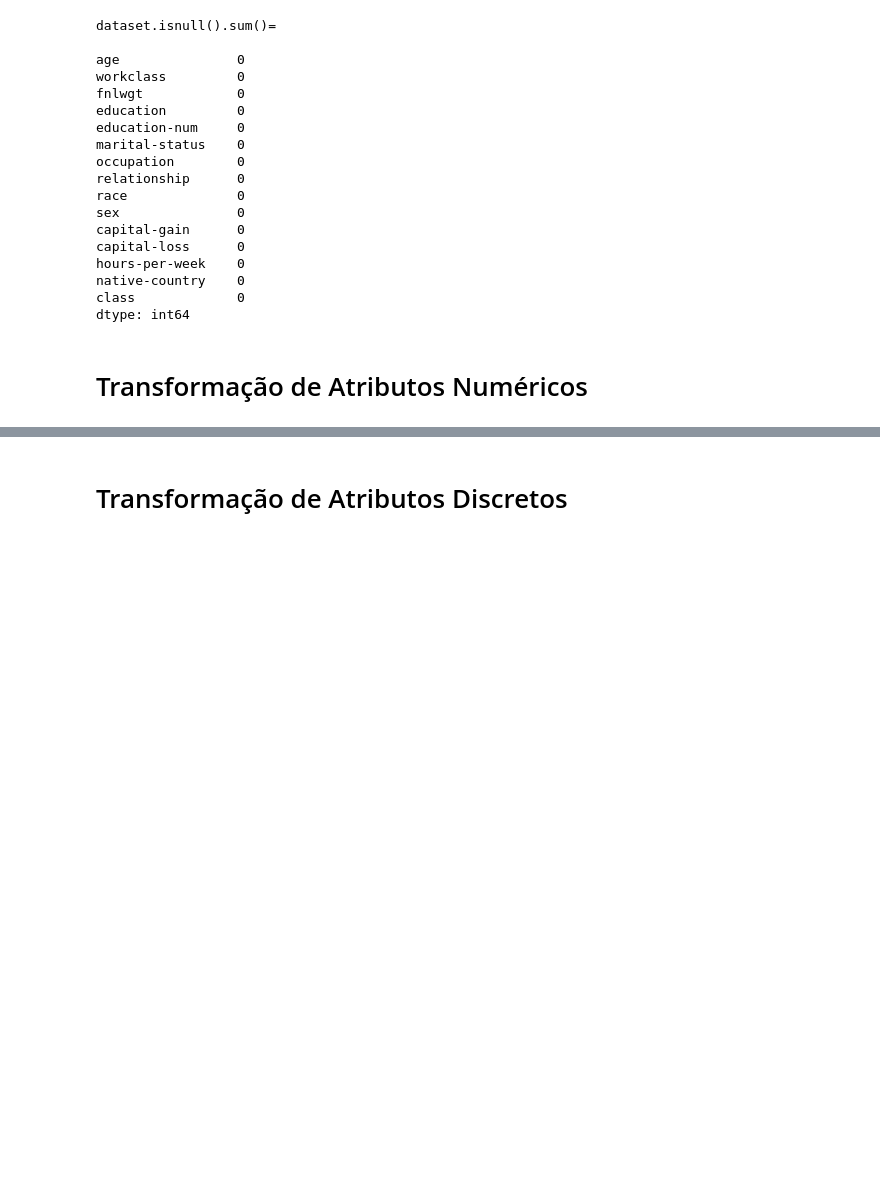
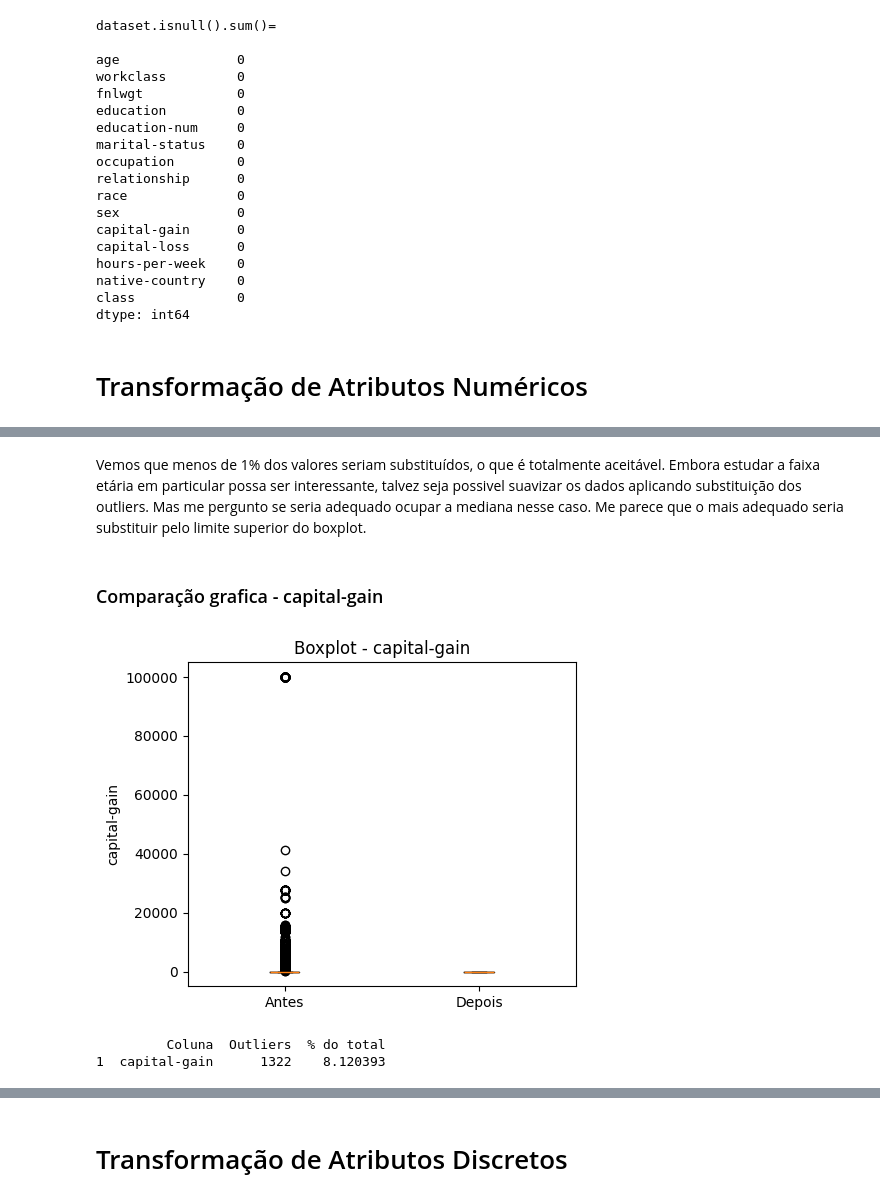
Before and after one commit to gilcesarf/imd3002-202502, a Jupyter notebook: Aula05/Exercicios_Aula05.ipynb, the cells around one changed output, grey strips where cells are left out. Saved outputs shown, nothing was run; the diff lists cells and outputs as text; code cells hidden in the pictures; blank space fills up the shorter version.

Commit message:
Finaliza limpeza de dados e adiciona Normalização

```diff
--- a/Aula05/Exercicios_Aula05.ipynb
+++ b/Aula05/Exercicios_Aula05.ipynb
@@ -178,0 +245,21 @@ dataset.head(50)
+# %% [markdown]
+Vemos que menos de 1% dos valores seriam substituídos, o que é totalmente aceitável. Embora estudar a faixa etária em particular possa ser interessante, talvez seja possivel suavizar os dados aplicando substituição dos outliers. Mas me pergunto se seria adequado ocupar a mediana nesse caso. Me parece que o mais adequado seria substituir pelo limite superior do boxplot.
+# %% [markdown]
+### Comparação grafica - capital-gain
+# %%
+col = 'capital-gain'
+fig, ax = plt.subplots(figsize=(5, 4))
+ax.boxplot(
+    [dataset[col], dataset_outliers[col]],
+    tick_labels=["Antes", "Depois"]
+)
+ax.set_title(f"Boxplot - {col}")
+ax.set_ylabel(col)
+plt.tight_layout()
+plt.show()
+# mostra quantidade de outliers
+print(outliers_df[outliers_df["Coluna"] == col])
+# %% [output]
+[figure, added]
+         Coluna  Outliers  % do total
+1  capital-gain      1322    8.120393
```
Also changed, not shown: parts of 33 cells of this notebook.
